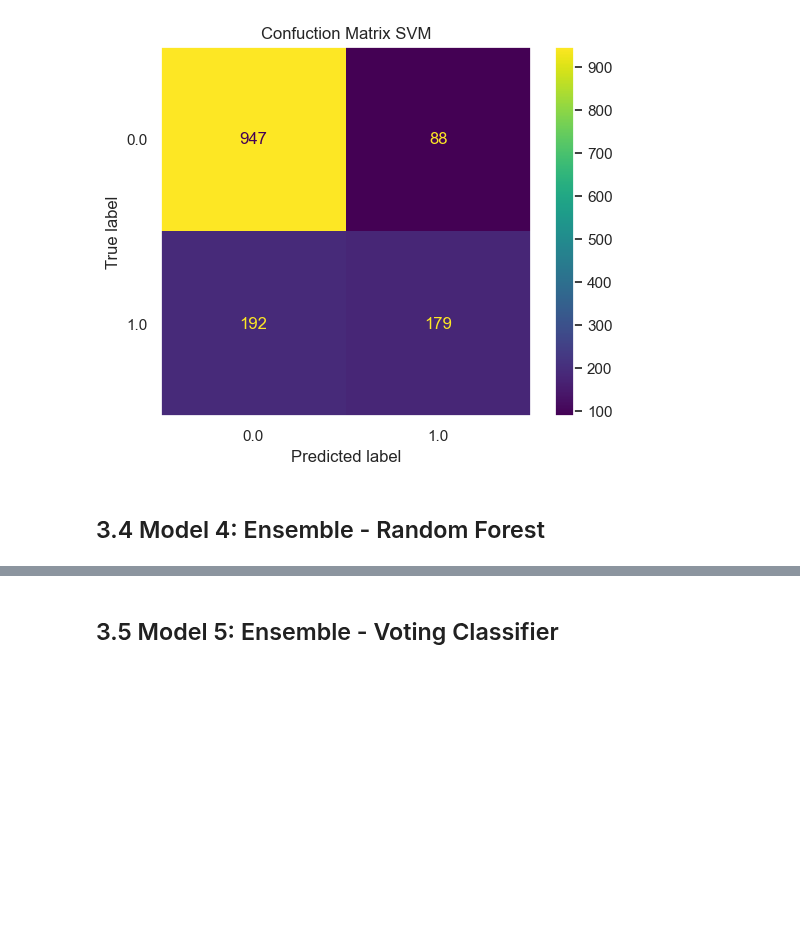
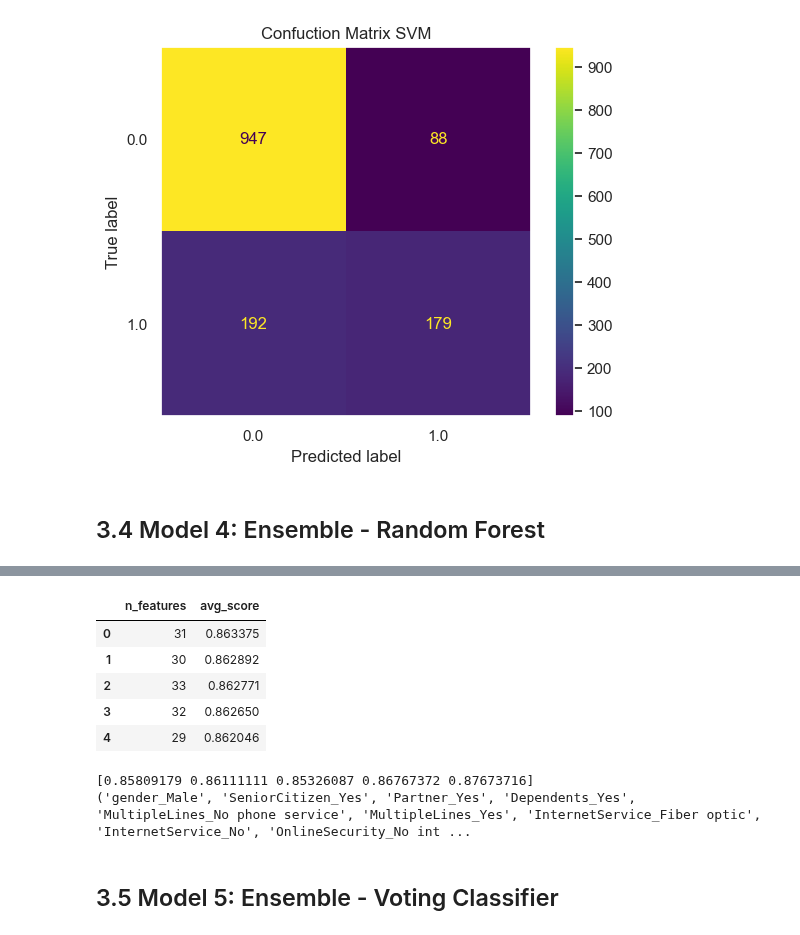
Before and after one commit to emsif84/churn_prediction, a Jupyter notebook: churn_prediction.ipynb, the cells around one changed output, grey strips where cells are left out. Cells and saved outputs as stored; diff of their text form; code cells hidden in the pictures; blank space fills up the shorter version.

```diff
--- a/churn_prediction.ipynb
+++ b/churn_prediction.ipynb
@@ -727,3 +744,22 @@ metrics_rf
+# %%
+avg_score = [sbs_rf.subsets_[i]['avg_score'] for i in range(3,35)]
+n_features = [len(sbs_rf.subsets_[i]['feature_names']) for i in range(3,35)]
+
+sbs_performance_rf = pd.DataFrame({'n_features': n_features,'avg_score': avg_score}).sort_values(by='avg_score',ascending=False).reset_index(drop=True)
+sbs_performance_rf.head(5)
+# %% [output]
+|  | n_features | avg_score |
+| 0 | 31 | 0.863375 |
+| 1 | 30 | 0.862892 |
+| 2 | 33 | 0.862771 |
+| 3 | 32 | 0.862650 |
+| 4 | 29 | 0.862046 |
+# %%
+print(sbs_rf.subsets_[31]['cv_scores'])
+print(sbs_rf.subsets_[31]['feature_names'])
+# %% [output]
+[0.85809179 0.86111111 0.85326087 0.86767372 0.87673716]
+('gender_Male', 'SeniorCitizen_Yes', 'Partner_Yes', 'Dependents_Yes', 'MultipleLines_No phone service', 'MultipleLines_Yes', 'InternetService_Fiber optic', 'InternetService_No', 'OnlineSecurity_No int ...
 # %% [markdown]
 ## 3.5 Model 5: Ensemble - Voting Classifier
 # %%
```
Also changed, not shown: parts of 8 cells of this notebook.
